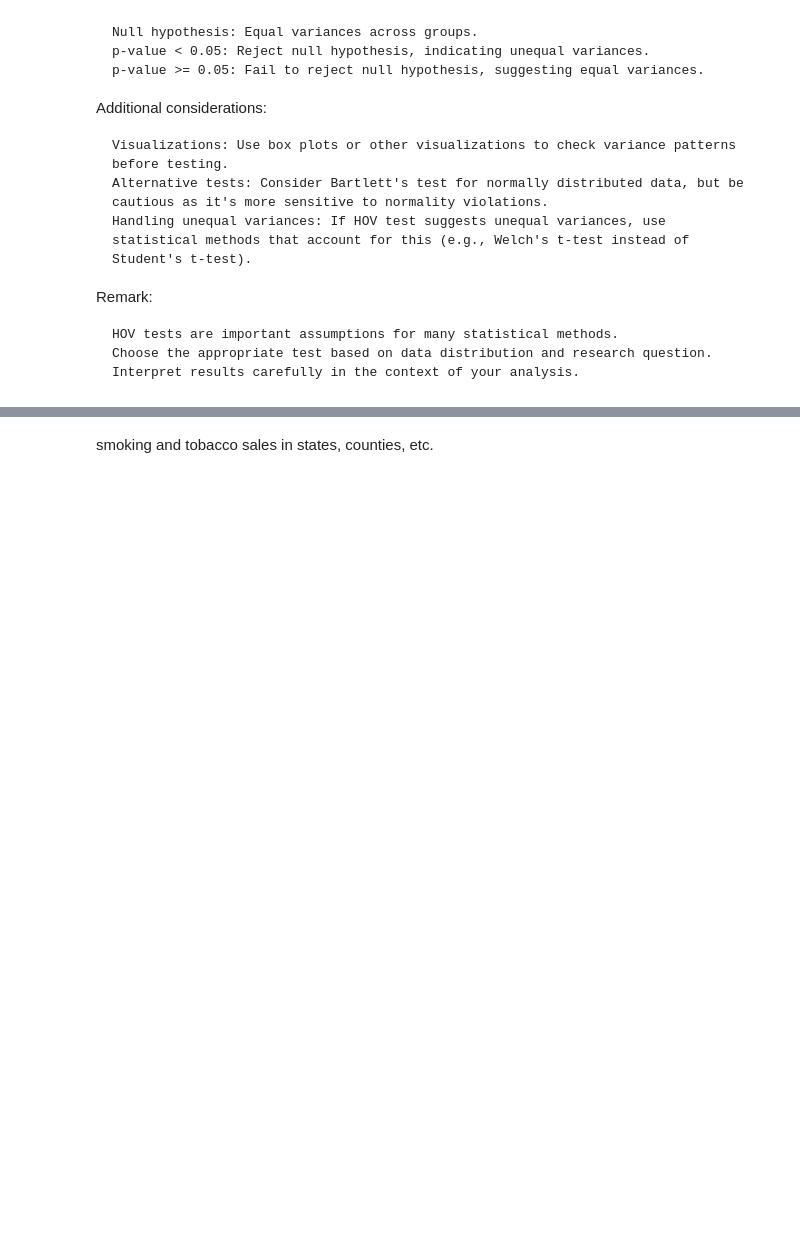
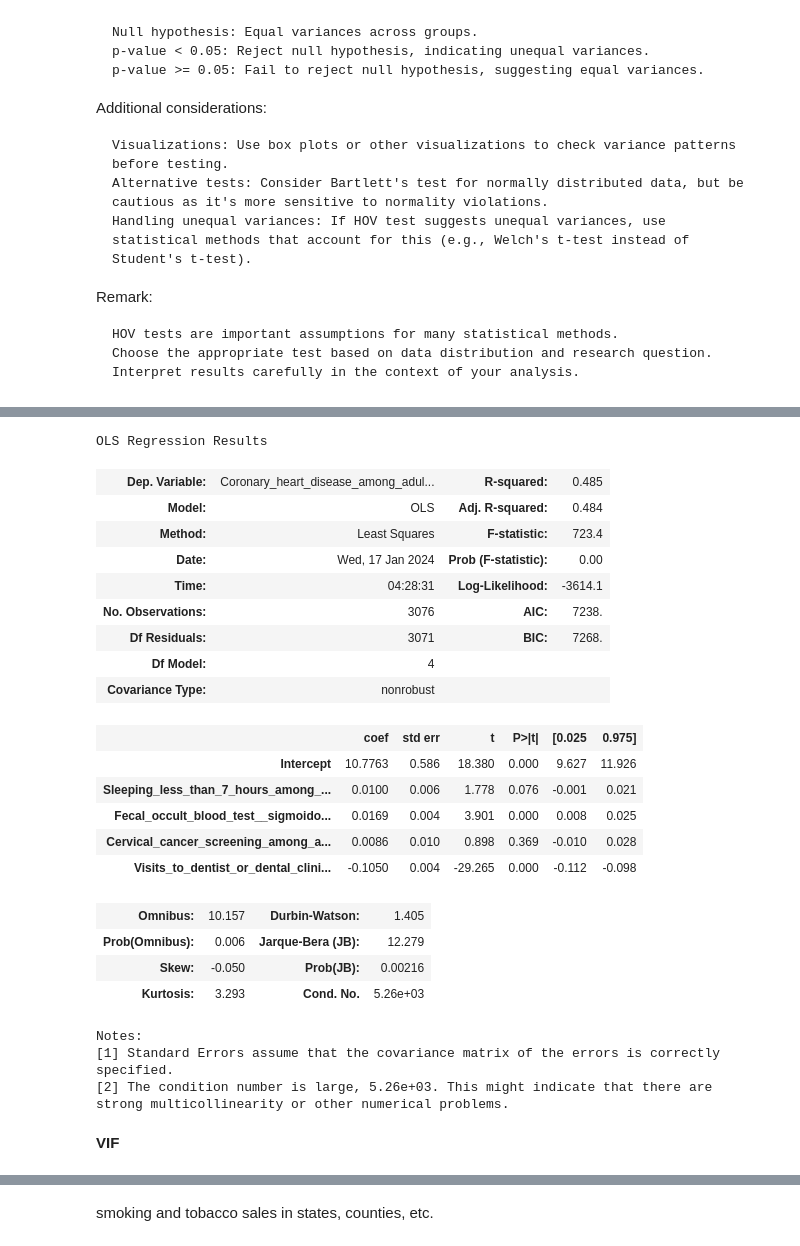
Before and after one commit to dereksgithub/cities_study_QM_Term_project, a Jupyter notebook: place_stat.ipynb, the cells around one changed output, grey strips where cells are left out. Cells and saved outputs as stored; diff of their text form; code cells hidden in the pictures; blank space fills up the shorter version.

```diff
--- a/place_stat.ipynb
+++ b/place_stat.ipynb
@@ -131,0 +265,6 @@ print(reg_tdegc_depthm.summary())
+# %%
+# create a fitted model with all three features
+reg_chd = smf.ols(formula='Coronary_heart_disease_among_adults_aged_GE18_years ~ Sleeping_less_than_7_hours_among_adults_aged_GE18_years + Fecal_occult_blood_test__sigmoidoscopy__or_colonoscopy_among_adults_aged_50to75_years + Cervical_cancer_screening_among_adult_women_aged_21to65_years +Visits_to_dentist_or_dental_clinic_among_adults_aged_GE18_years',data=cdc_regression).fit()
+
+# print the coefficients
+reg_chd.params
@@ -131,0 +278,27 @@ print(reg_tdegc_depthm.summary())
+# %%
+reg_chd.summary()
+# %% [output]
+OLS Regression Results
+| Dep. Variable: | Coronary_heart_disease_among_adul... | R-squared: | 0.485 |
+| Model: | OLS | Adj. R-squared: | 0.484 |
+| Method: | Least Squares | F-statistic: | 723.4 |
+| Date: | Wed, 17 Jan 2024 | Prob (F-statistic): | 0.00 |
+| Time: | 04:28:31 | Log-Likelihood: | -3614.1 |
+| No. Observations: | 3076 | AIC: | 7238. |
+| Df Residuals: | 3071 | BIC: | 7268. |
+| Df Model: | 4 |  |  |
+| Covariance Type: | nonrobust |  |  |
+|  | coef | std err | t | P>|t| | [0.025 | 0.975] |
+| Intercept | 10.7763 | 0.586 | 18.380 | 0.000 | 9.627 | 11.926 |
+| Sleeping_less_than_7_hours_among_... | 0.0100 | 0.006 | 1.778 | 0.076 | -0.001 | 0.021 |
+| Fecal_occult_blood_test__sigmoido... | 0.0169 | 0.004 | 3.901 | 0.000 | 0.008 | 0.025 |
+| Cervical_cancer_screening_among_a... | 0.0086 | 0.010 | 0.898 | 0.369 | -0.010 | 0.028 |
+| Visits_to_dentist_or_dental_clini... | -0.1050 | 0.004 | -29.265 | 0.000 | -0.112 | -0.098 |
+| Omnibus: | 10.157 | Durbin-Watson: | 1.405 |
+| Prob(Omnibus): | 0.006 | Jarque-Bera (JB): | 12.279 |
+| Skew: | -0.050 | Prob(JB): | 0.00216 |
+| Kurtosis: | 3.293 | Cond. No. | 5.26e+03 |
+Notes:
+[1] Standard Errors assume that the covariance matrix of the errors is correctly specified.
+[2] The condition number is large, 5.26e+03. This might indicate that there are
+strong multicollinearity or other numerical problems.
@@ -131,0 +354,2 @@ print(reg_tdegc_depthm.summary())
+# %% [markdown]
+__VIF__
```
Also changed, not shown: parts of 36 cells of this notebook.
